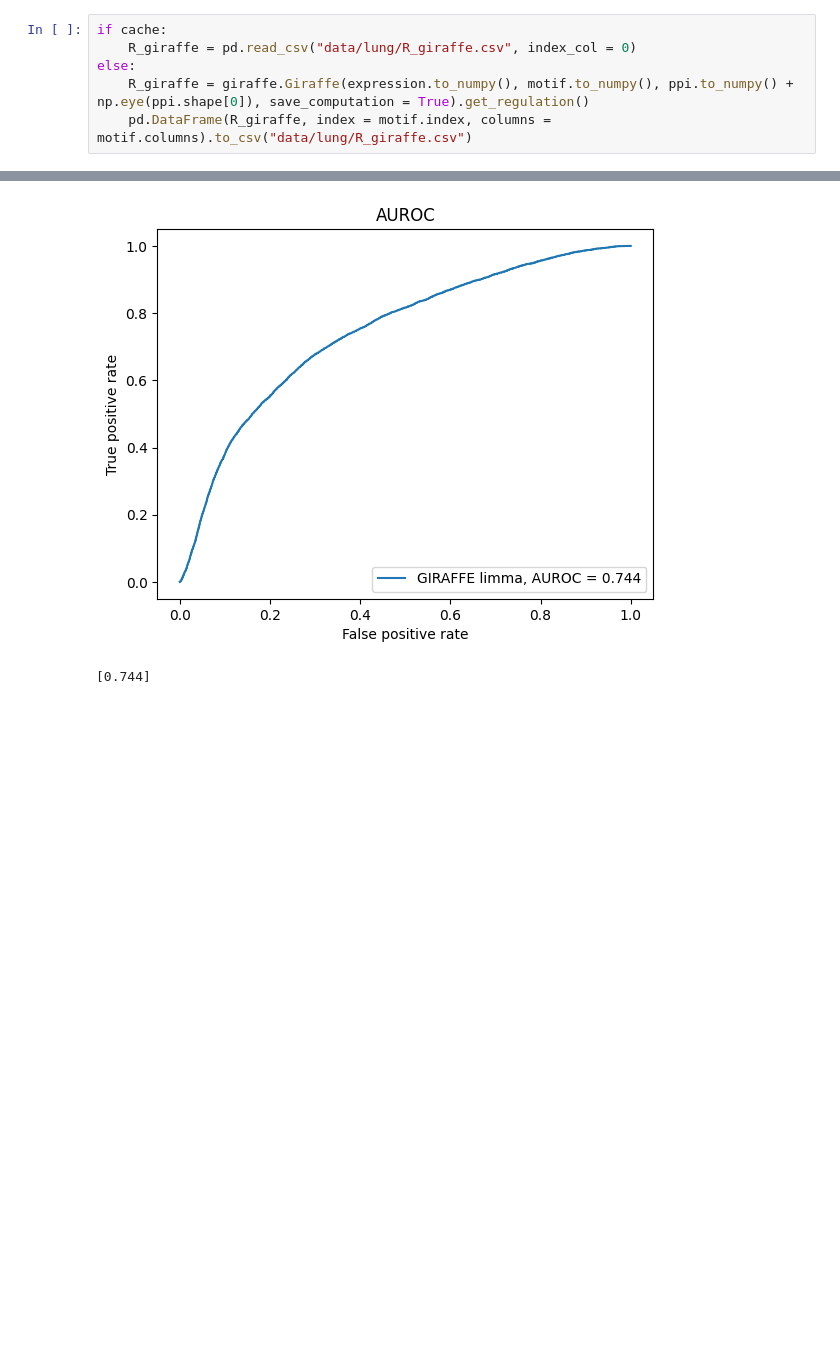
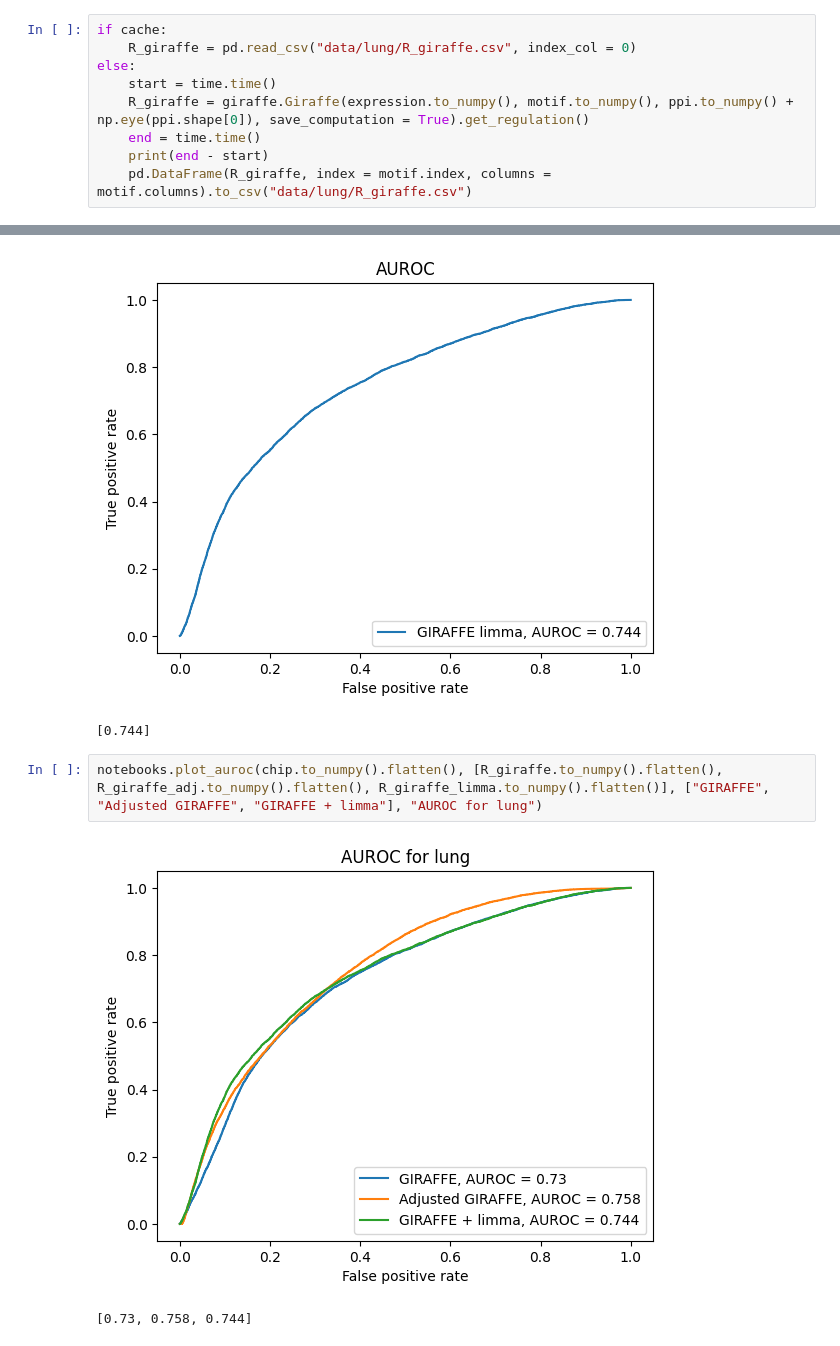
Before and after one commit to soelmicheletti/giraffe, a Jupyter notebook: notebooks/Lung.ipynb, the cells around one changed output, grey strips where cells are left out. Cells and saved outputs as stored; diff of their text form; blank space fills up the shorter version.

```diff
--- a/notebooks/Lung.ipynb
+++ b/notebooks/Lung.ipynb
@@ -33,7 +34,10 @@ print(chip.shape)
 if cache:
     R_giraffe = pd.read_csv("data/lung/R_giraffe.csv", index_col = 0)
 else:
+    start = time.time()
     R_giraffe = giraffe.Giraffe(expression.to_numpy(), motif.to_numpy(), ppi.to_numpy() + np.eye(ppi.shape[0]), save_computation = True).get_regulation()
+    end = time.time()
+    print(end - start)
     pd.DataFrame(R_giraffe, index = motif.index, columns = motif.columns).to_csv("data/lung/R_giraffe.csv")
 # %% [markdown]
 ### 2.2 OTTER [2]
@@ -219,3 +229,8 @@ notebooks.plot_auroc(chip.to_numpy().flatten(), [R_giraffe_limma.to_numpy().flat
 # %% [output]
 [figure]
 [0.744]
+# %%
+notebooks.plot_auroc(chip.to_numpy().flatten(), [R_giraffe.to_numpy().flatten(), R_giraffe_adj.to_numpy().flatten(), R_giraffe_limma.to_numpy().flatten()], ["GIRAFFE", "Adjusted GIRAFFE", "GIRAFFE + limma"], "AUROC for lung")
+# %% [output]
+[figure, added]
+[0.73, 0.758, 0.744]
```
Also changed, not shown: parts of 3 cells of this notebook, 13 other files.
